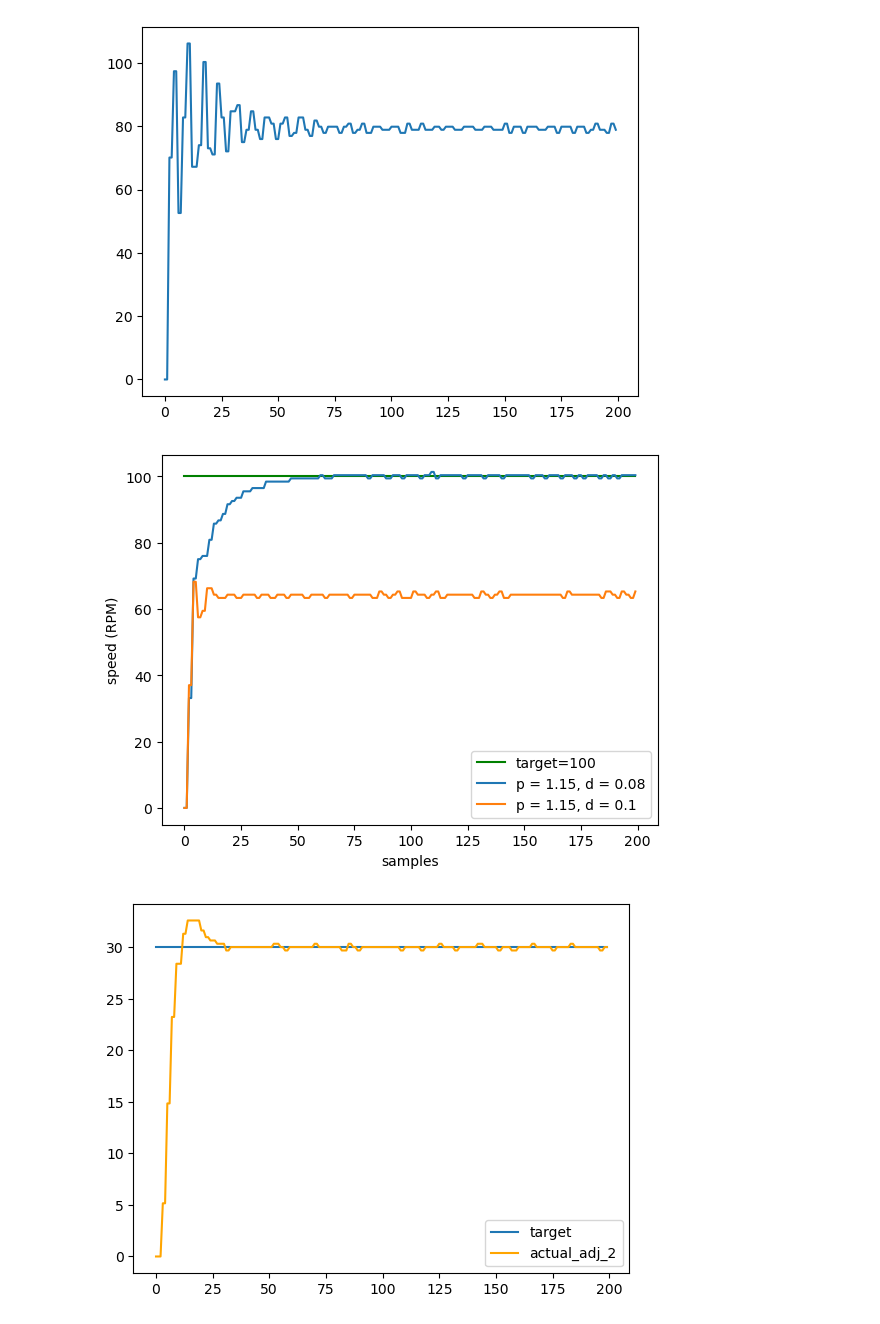
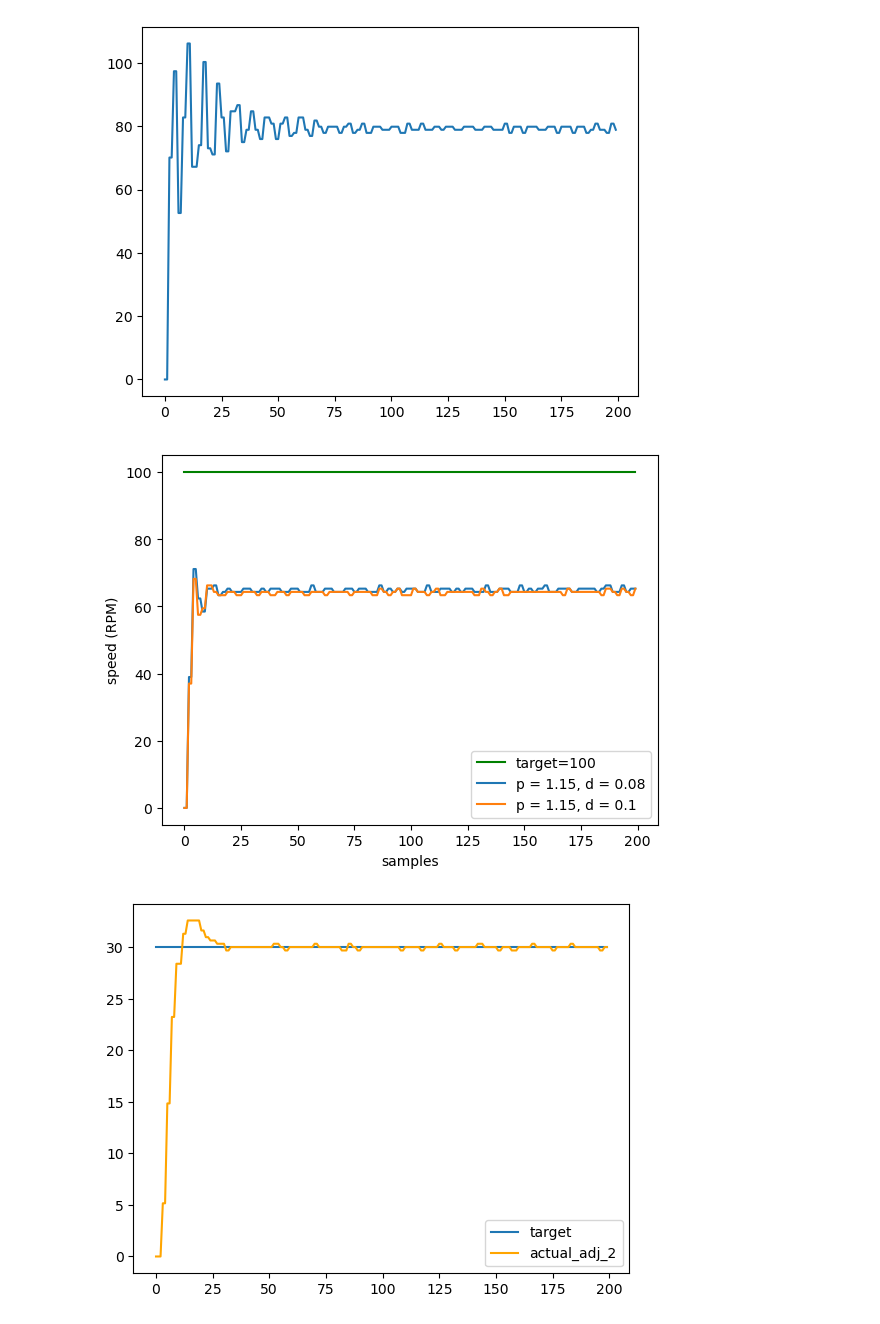
Before and after one commit to MeanPaper/ready_to_serve_trash_bin, a Jupyter notebook: mcu_debugging/pid_analysis.ipynb, the cells around one changed output. Saved outputs shown, nothing was run; the diff lists cells and outputs as text; code cells hidden in the pictures.

```diff
--- a/mcu_debugging/pid_analysis.ipynb
+++ b/mcu_debugging/pid_analysis.ipynb
@@ -82,24 +82,24 @@ plt.plot(data_csv_pd_only_col2)
 [<matplotlib.lines.Line2D at 0x...>]
 [figure]
 # %%
-data_csv_pd_only_2 = pd.read_csv(data_file_dir + 'pid_temp_1.csv', header=None)
+data_csv_pd_only_2 = pd.read_csv(data_file_dir + 'pid_p_1dot15_d_dot08.csv', header=None)
 data_csv_pd_only_2.drop(columns=[0])
 data_csv_pd_only_col2 = np.array([np.float32(i[13:]) for i in data_csv_pd_only_2[1][:200]])
 data_csv_pd_only_col3 = np.array([np.float32(i[11:]) for i in data_csv_pd_only_2[2][:200]])
 plt.plot(data_csv_pd_only_col3, 'green', label='target=100')
 plt.plot(data_csv_pd_only_col2, label="p = 1.15, d = 0.08")
 
 data_csv_pd_only_2 = pd.read_csv(data_file_dir + 'pid_p_1dot15_d_dot1.csv', header=None)
 data_csv_pd_only_2.drop(columns=[0])
 data_csv_pd_only_col2 = np.array([np.float32(i[13:]) for i in data_csv_pd_only_2[1][:200]])
 plt.plot(data_csv_pd_only_col2, label="p = 1.15, d = 0.1")
 
 plt.ylabel('speed (RPM)')
 plt.xlabel('samples')
 plt.legend()
 plt.show()
 # %% [output]
-[figure, old version]
+[figure, new version]
 # %%
 data_csv = pd.read_csv(data_file_dir + 'testing_left.csv', header=None)
 data_csv.drop(columns=[0])
```
Also changed, not shown: parts of 2 cells of this notebook, 1 other file.
